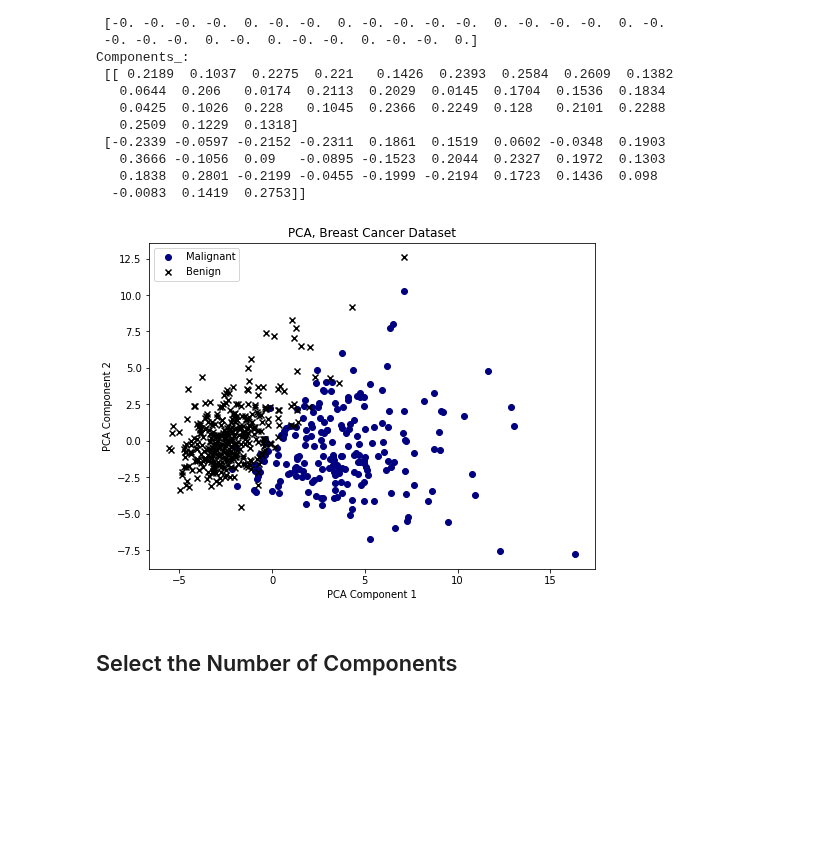
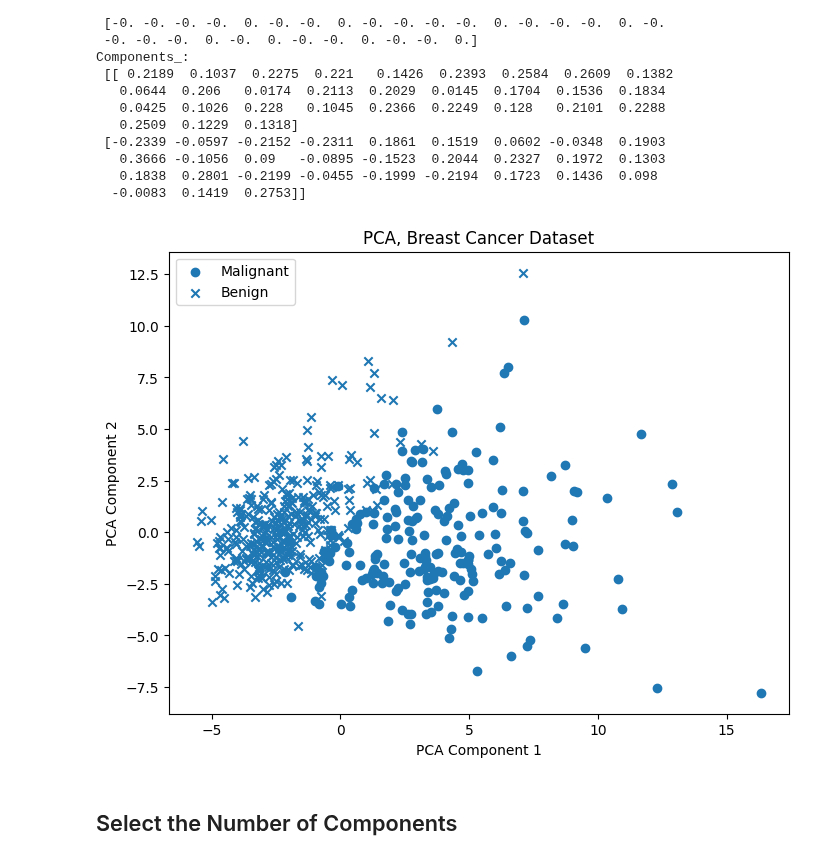
Before and after one commit to jchen8000/MLDLWithPython, a Jupyter notebook: 4_05_Principal_Component_Analysis/PCA_Introduction.ipynb, the cells around one changed output. Cells and saved outputs as stored; diff of their text form; code cells hidden in the pictures; blank space fills up the shorter version.

```diff
--- a/4_05_Principal_Component_Analysis/PCA_Introduction.ipynb
+++ b/4_05_Principal_Component_Analysis/PCA_Introduction.ipynb
@@ -163,22 +163,23 @@ Components_:
 # %%
 X_pca2 = pca2.transform(X2)
 fig = plt.figure(figsize=(8,6))
-colors = {0: 'navy', 1: 'black'}
+# colors = {0: 'navy', 1: 'black'}
+colors = {0: 'tab:blue', 1: 'tab:blue'}
 markers = {0:'o', 1: 'x'}
 labels = ['Malignant', 'Benign']
 plt.figure(1, figsize=(8,6))
 for g in np.unique(y2):
     ix = np.where(y2 == g)
     plt.scatter(X_pca2[ix,0], X_pca2[ix,1], c = colors[g], marker = markers[g], label = labels[g])
 # plt.axis('equal')
 plt.xlabel('PCA Component 1')
 plt.ylabel('PCA Component 2')
 plt.title('PCA, Breast Cancer Dataset')
 plt.legend(loc='upper left')
 plt.savefig("pca_introduction_4.svg", format="svg", transparent=True, bbox_inches='tight')
 plt.show()
 # %% [output]
-[figure, old version]
+[figure, new version]
 # %% [markdown]
 ## Select the Number of Components
 # %%
```
Also changed, not shown: parts of 5 cells of this notebook.
